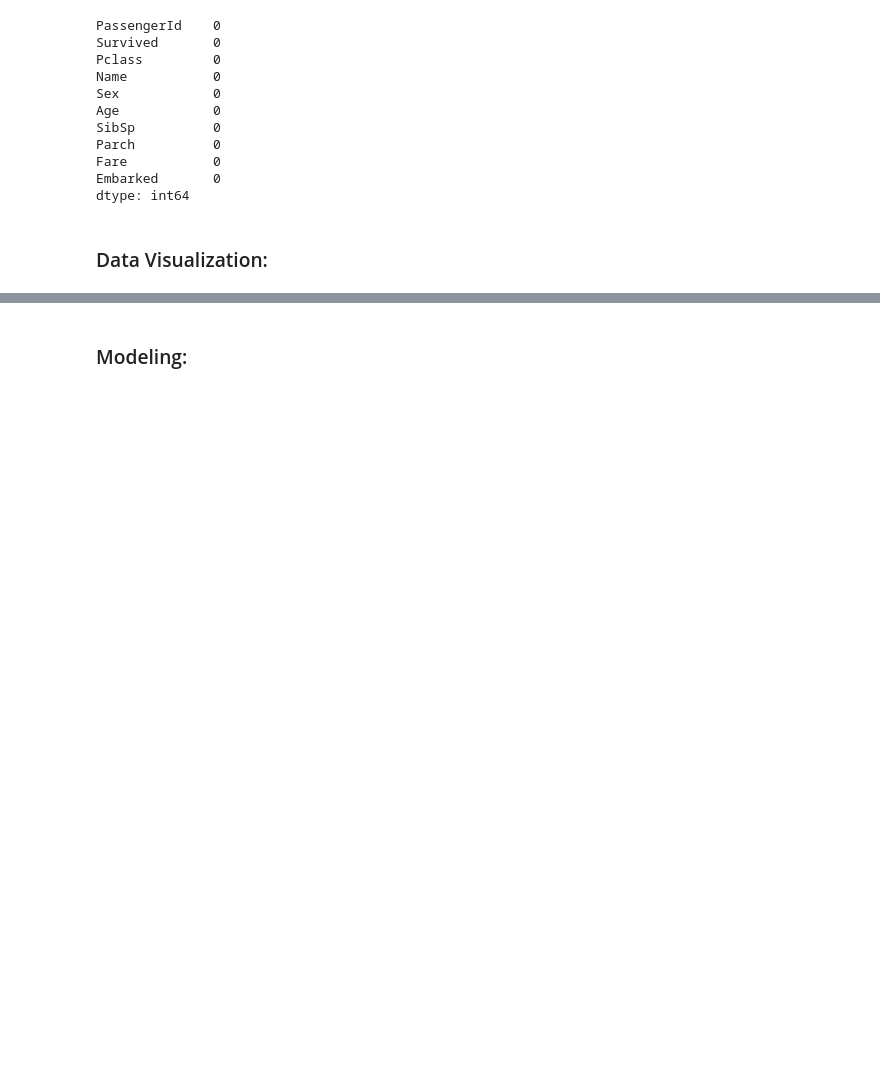
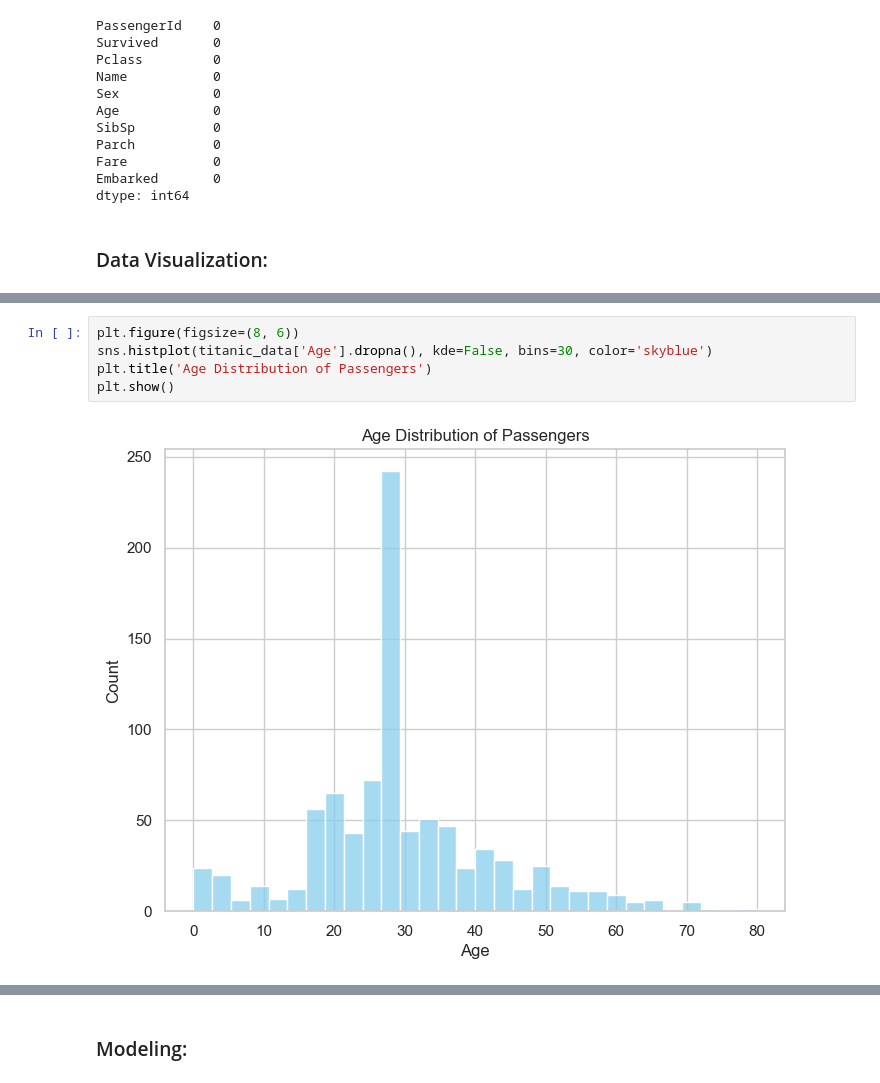
Before and after one commit to povphearum/projectDS, a Jupyter notebook: Project.ipynb, the cells around one changed output, grey strips where cells are left out. Saved outputs shown, nothing was run; the diff lists cells and outputs as text; blank space fills up the shorter version.

```diff
--- a/Project.ipynb
+++ b/Project.ipynb
@@ -158,3 +158,10 @@ plt.show()
+# %%
+plt.figure(figsize=(8, 6))
+sns.histplot(titanic_data['Age'].dropna(), kde=False, bins=30, color='skyblue')
+plt.title('Age Distribution of Passengers')
+plt.show()
+# %% [output]
+[figure, added]
 # %%
 # Visualize correlation matrix
 numeric_columns = titanic_data.select_dtypes(include=[np.number])
```
Also changed, not shown: parts of 5 cells of this notebook.
